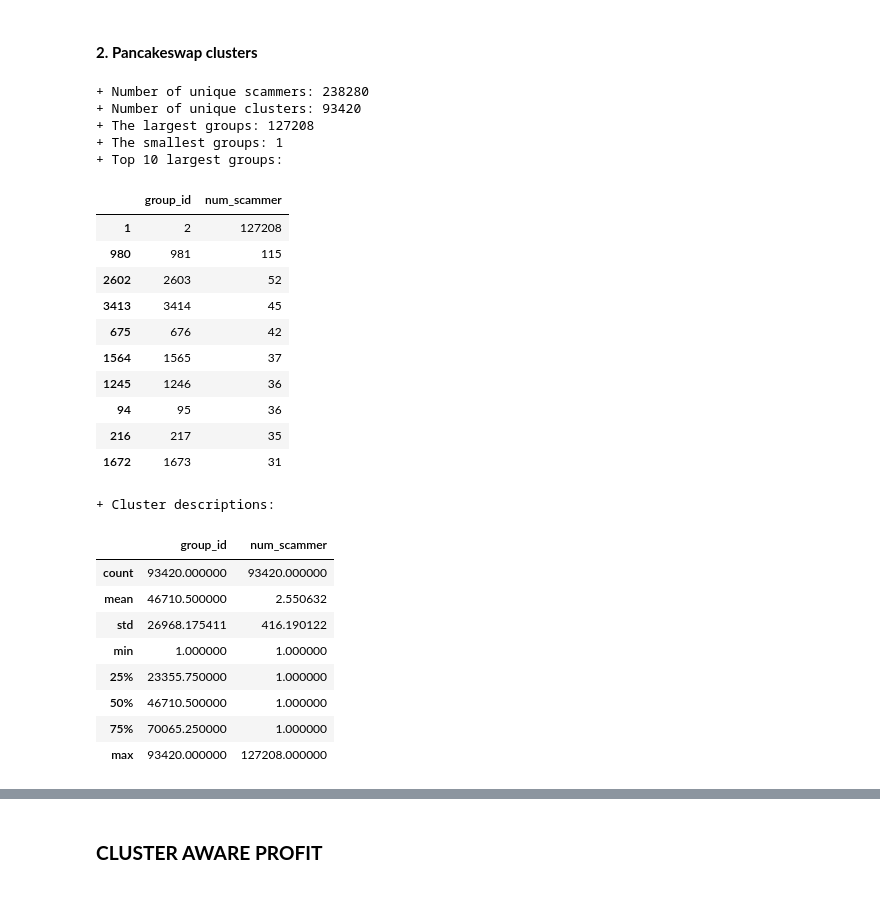
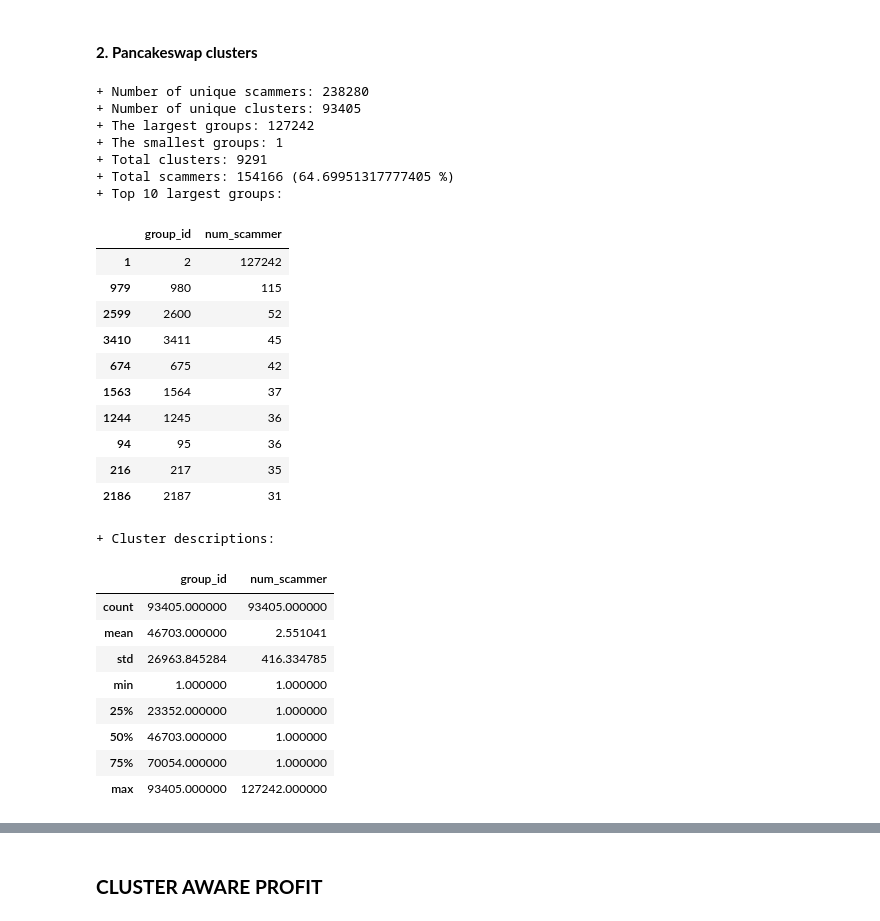
Before and after one commit to duyhuynhdev/serial-scammer-analyser, a Jupyter notebook: main/analysis/new_analysis.ipynb, the cells around one changed output, grey strips where cells are left out. Drawn from its saved outputs; the diff is of its cells as text; code cells hidden in the pictures.

```diff
--- a/main/analysis/new_analysis.ipynb
+++ b/main/analysis/new_analysis.ipynb
@@ -137,10 +152,10 @@ general_statistic("panv2")
 # %% [markdown]
 ### **CLUSTER ANALYSIS**
 # %%
-uni_cluster_path = os.path.join(path.univ2_processed_path, "sql_scammer_group.csv")
+uni_cluster_path = os.path.join(path.univ2_processed_path, "new_sql_scammer_group.csv")
 uni_cluster_data = pd.read_csv(uni_cluster_path)
 
-pan_cluster_path = os.path.join(path.panv2_processed_path, "sql_scammer_group.csv")
+pan_cluster_path = os.path.join(path.panv2_processed_path, "new_sql_scammer_group.csv")
 pan_cluster_data = pd.read_csv(pan_cluster_path)
 # %% [markdown]
 #### **1. Uniswap clusters**
@@ -188,39 +250,44 @@ display(cluster_counts.describe())
 # %%
 print("+ Number of unique scammers:", len(pan_cluster_data.scammer.unique()))
 print("+ Number of unique clusters:", len(pan_cluster_data.group_id.unique()))
 pan_clusters = pan_cluster_data.groupby("group_id")
 print("+ The largest groups:", np.max(pan_clusters.size()))
 print("+ The smallest groups:", np.min(pan_clusters.size()))
 cluster_counts = pan_clusters.scammer.count().reset_index(name='num_scammer').sort_values(['num_scammer'], ascending=False)
+print("+ Total clusters:", len(cluster_counts[cluster_counts['num_scammer'] > 1]))
+cluster_scammers = cluster_counts[cluster_counts['num_scammer'] > 1]["num_scammer"].sum()
+print("+ Total scammers:", cluster_scammers, f"({cluster_scammers / cluster_counts['num_scammer'].sum() * 100} %)")
 print("+ Top 10 largest groups:")
-display(cluster_counts.head(10))
+display(cluster_counts[cluster_counts['num_scammer'] > 1].head(10))
 
 print("+ Cluster descriptions:")
 display(cluster_counts.describe())
 # %% [output]
 + Number of unique scammers: 238280
-+ Number of unique clusters: 93420
-+ The largest groups: 127208
++ Number of unique clusters: 93405
++ The largest groups: 127242
 + The smallest groups: 1
++ Total clusters: 9291
++ Total scammers: 154166 (64.69951317777405 %)
 + Top 10 largest groups:
 |  | group_id | num_scammer |
-| 1 | 2 | 127208 |
-| 980 | 981 | 115 |
-| 2602 | 2603 | 52 |
-| 3413 | 3414 | 45 |
-| 675 | 676 | 42 |
-| 1564 | 1565 | 37 |
-| 1245 | 1246 | 36 |
+| 1 | 2 | 127242 |
+| 979 | 980 | 115 |
+| 2599 | 2600 | 52 |
+| 3410 | 3411 | 45 |
+| 674 | 675 | 42 |
+| 1563 | 1564 | 37 |
+| 1244 | 1245 | 36 |
 | 94 | 95 | 36 |
 | 216 | 217 | 35 |
-| 1672 | 1673 | 31 |
+| 2186 | 2187 | 31 |
 + Cluster descriptions:
 |  | group_id | num_scammer |
-| count | 93420.000000 | 93420.000000 |
-| mean | 46710.500000 | 2.550632 |
-| std | 26968.175411 | 416.190122 |
+| count | 93405.000000 | 93405.000000 |
+| mean | 46703.000000 | 2.551041 |
+| std | 26963.845284 | 416.334785 |
 | min | 1.000000 | 1.000000 |
-| 25% | 23355.750000 | 1.000000 |
-| 50% | 46710.500000 | 1.000000 |
-| 75% | 70065.250000 | 1.000000 |
-| max | 93420.000000 | 127208.000000 |
+| 25% | 23352.000000 | 1.000000 |
+| 50% | 46703.000000 | 1.000000 |
+| 75% | 70054.000000 | 1.000000 |
+| max | 93405.000000 | 127242.000000 |
```
Also changed, not shown: parts of 52 cells of this notebook, 5 other files.
